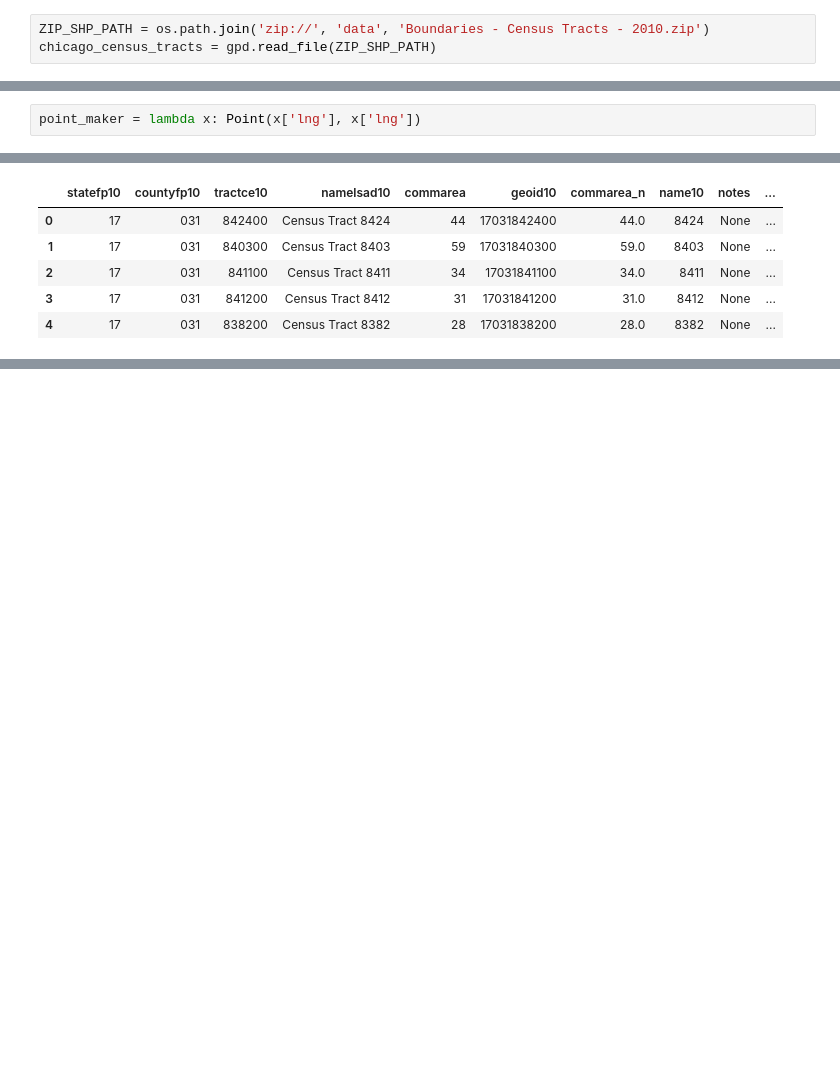
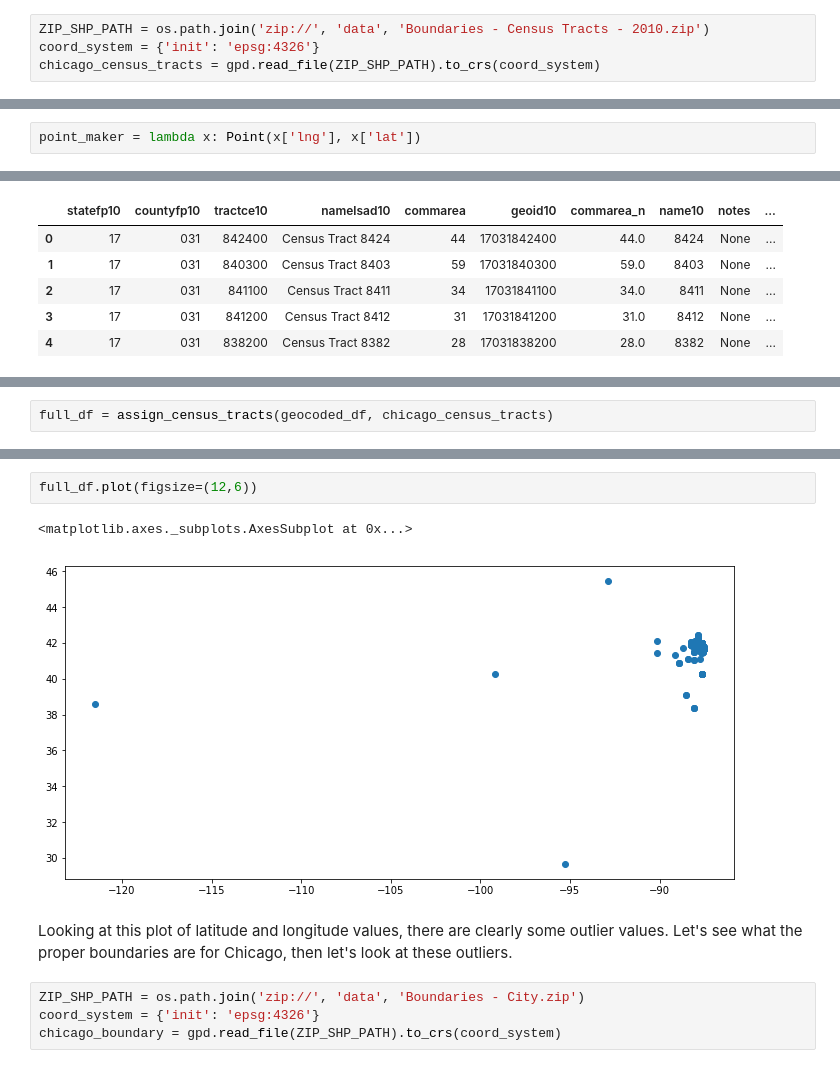
Before and after one commit to propublica/il-tickets-notebooks, a Jupyter notebook: Aggregating_by_Census_Tract.ipynb, the cells around one changed output, grey strips where cells are left out. Saved outputs shown, nothing was run; the diff lists cells and outputs as text; blank space fills up the shorter version.

Commit message:
more work with mapping, cleaning up data points

```diff
--- a/Aggregating_by_Census_Tract.ipynb
+++ b/Aggregating_by_Census_Tract.ipynb
@@ -16,7 +20,8 @@ display(HTML("<style>.container { width:100% !important; }</style>"))
 You can find many different shapefiles for Chicago on Chicago's data portal. I downloaded (via "export") the 2010 census tract regions from [this page](https://data.cityofchicago.org/Facilities-Geographic-Boundaries/Boundaries-Census-Tracts-2010/5jrd-6zik).
 # %%
 ZIP_SHP_PATH = os.path.join('zip://', 'data', 'Boundaries - Census Tracts - 2010.zip')
-chicago_census_tracts = gpd.read_file(ZIP_SHP_PATH)
+coord_system = {'init': 'epsg:4326'}
+chicago_census_tracts = gpd.read_file(ZIP_SHP_PATH).to_crs(coord_system)
 # %%
 chicago_census_tracts.plot(figsize=(15,10))
 # %% [output]
@@ -76,5 +83,5 @@ geocoded_df.head()
 # %%
-point_maker = lambda x: Point(x['lng'], x['lng'])
+point_maker = lambda x: Point(x['lng'], x['lat'])
 # %%
 geocoded_df.iloc[90:110].apply(point_maker, axis=1)
 # %% [output]
@@ -137,0 +167,2 @@ subset_df[['geometry']]
+# %%
+full_df = assign_census_tracts(geocoded_df, chicago_census_tracts)
@@ -137,0 +178,11 @@ subset_df[['geometry']]
+# %%
+full_df.plot(figsize=(12,6))
+# %% [output]
+<matplotlib.axes._subplots.AxesSubplot at 0x...>
+[figure, added]
+# %% [markdown]
+Looking at this plot of latitude and longitude values, there are clearly some outlier values. Let's see what the proper boundaries are for Chicago, then let's look at these outliers.
+# %%
+ZIP_SHP_PATH = os.path.join('zip://', 'data', 'Boundaries - City.zip')
+coord_system = {'init': 'epsg:4326'}
+chicago_boundary = gpd.read_file(ZIP_SHP_PATH).to_crs(coord_system)
```
Also changed, not shown: parts of 40 cells of this notebook, 4 other files.
